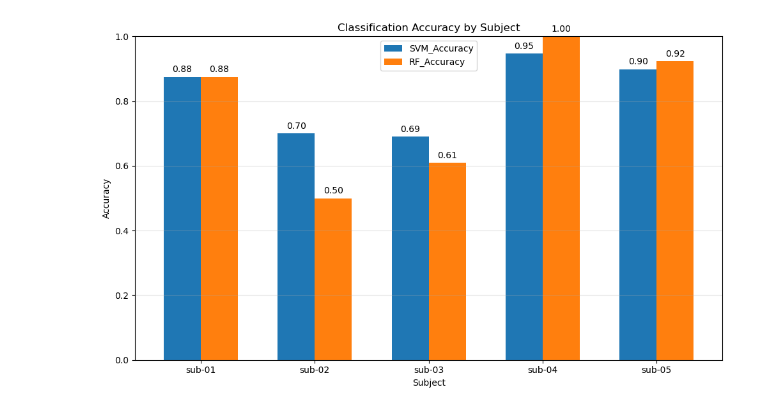
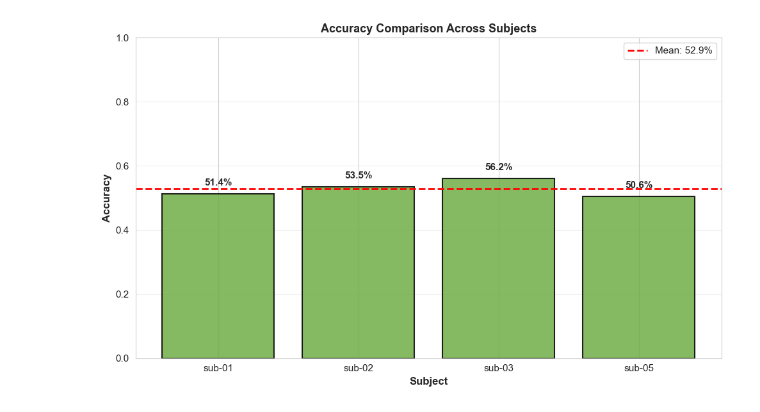
Before and after one commit to 24022404/eeg-oddball-classifier, a Jupyter notebook: src/visualize.ipynb, the cells around one changed output. Cells and saved outputs as stored; diff of their text form; code cells hidden in the pictures.

```diff
--- a/src/visualize.ipynb
+++ b/src/visualize.ipynb
@@ -145,25 +183,35 @@ Loaded bandpower features from features_all_subjects.csv
 # %%
-accuracy_path = Path("final_accuracy_comparison_with_status.csv")
-if not accuracy_path.exists():
-    alt = Path.home() / "Downloads" / "final_accuracy_comparison_with_status.csv"
-    if alt.exists():
-        accuracy_path = alt
+subjects = sorted(eeg_df['subject_id'].unique())
+subject_accs = []
 
-if not accuracy_path.exists():
-    print("Accuracy comparison file not found -> skipping bar chart")
-else:
-    df_acc = pd.read_csv(accuracy_path)
-    df_plot = df_acc.set_index("Subject")[["SVM_Accuracy", "RF_Accuracy"]]
+for subj in subjects:
+    subj_data = eeg_df[eeg_df['subject_id'] == subj]
+    threshold = subj_data['Peak_Amp'].median()
+    predictions = (subj_data['Peak_Amp'] > threshold).astype(int)
+    accuracy = (predictions == subj_data['label']).mean()
+    subject_accs.append(accuracy)
 
-    ax = df_plot.plot.bar(figsize=(10, 6), width=0.65, color=["#1f77b4", "#ff7f0e"])
-    ax.set_ylabel("Accuracy")
-    ax.set_title("Classification Accuracy by Subject")
-    ax.set_ylim(0, 1)
-    ax.grid(axis="y", alpha=0.3)
-    for container in ax.containers:
-        ax.bar_label(container, labels=[f"{v:.2f}" for v in container.datavalues], padding=3)
-    plt.xticks(rotation=0)
-    plt.tight_layout()
-    plt.show()
+# Plot
+fig, ax = plt.subplots(figsize=(10, 6))
+bars = ax.bar(range(len(subjects)), subject_accs, color=GREEN, alpha=0.85,
+              edgecolor='k', lw=1.5)
+
+for i, (bar, acc) in enumerate(zip(bars, subject_accs)):
+    ax.text(i, acc+0.02, f'{acc:.1%}', ha='center', va='bottom', fontweight='bold')
+
+mean_acc = np.mean(subject_accs)
+ax.axhline(mean_acc, color='r', ls='--', lw=2, label=f'Mean: {mean_acc:.1%}')
+
+ax.set_xlabel('Subject', fontweight='bold', fontsize=12)
+ax.set_ylabel('Accuracy', fontweight='bold', fontsize=12)
+ax.set_title('Accuracy Comparison Across Subjects', fontweight='bold', fontsize=13)
+ax.set_xticks(range(len(subjects)))
+ax.set_xticklabels(subjects)
+ax.set_ylim([0, 1])
+ax.legend(frameon=True)
+ax.grid(axis='y', alpha=0.3)
+
+plt.tight_layout()
+plt.show()
 # %% [output]
-[figure, old version]
+[figure, new version]
```
Also changed, not shown: parts of 7 cells of this notebook.
